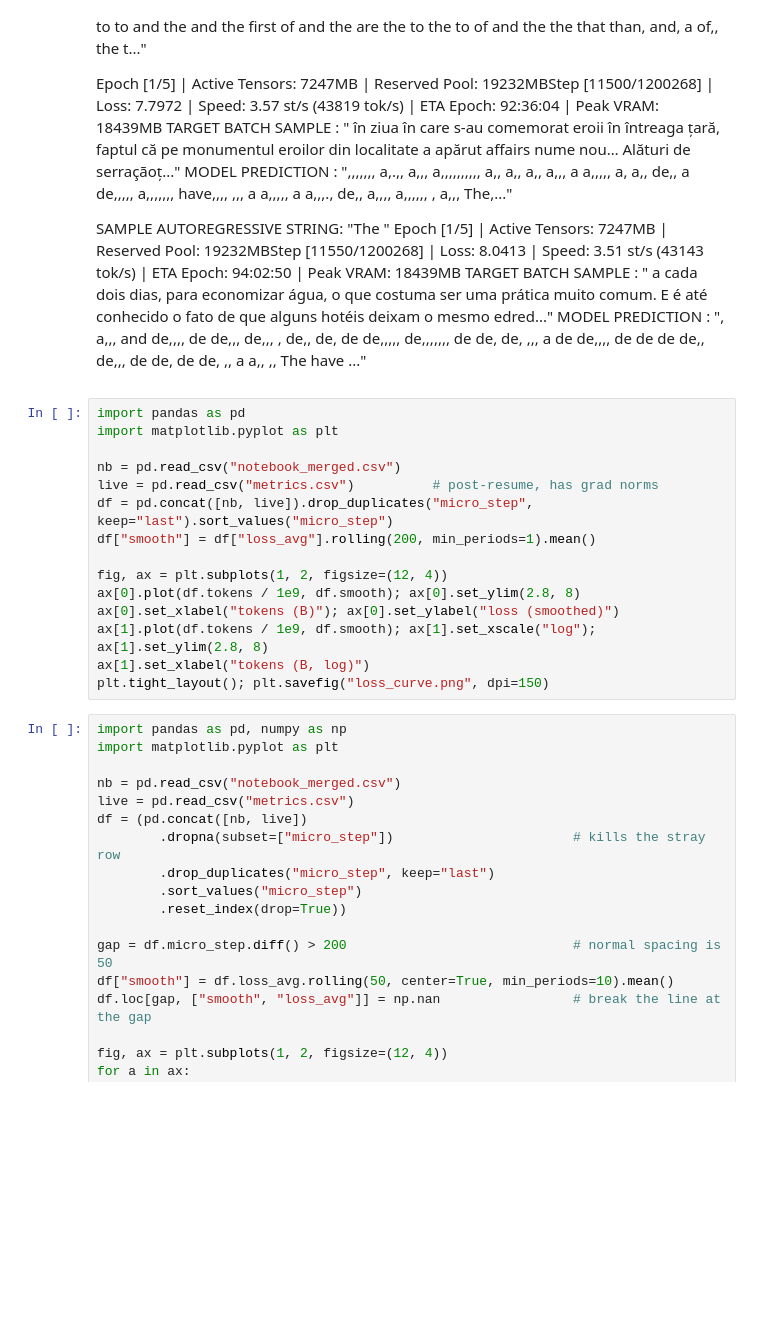
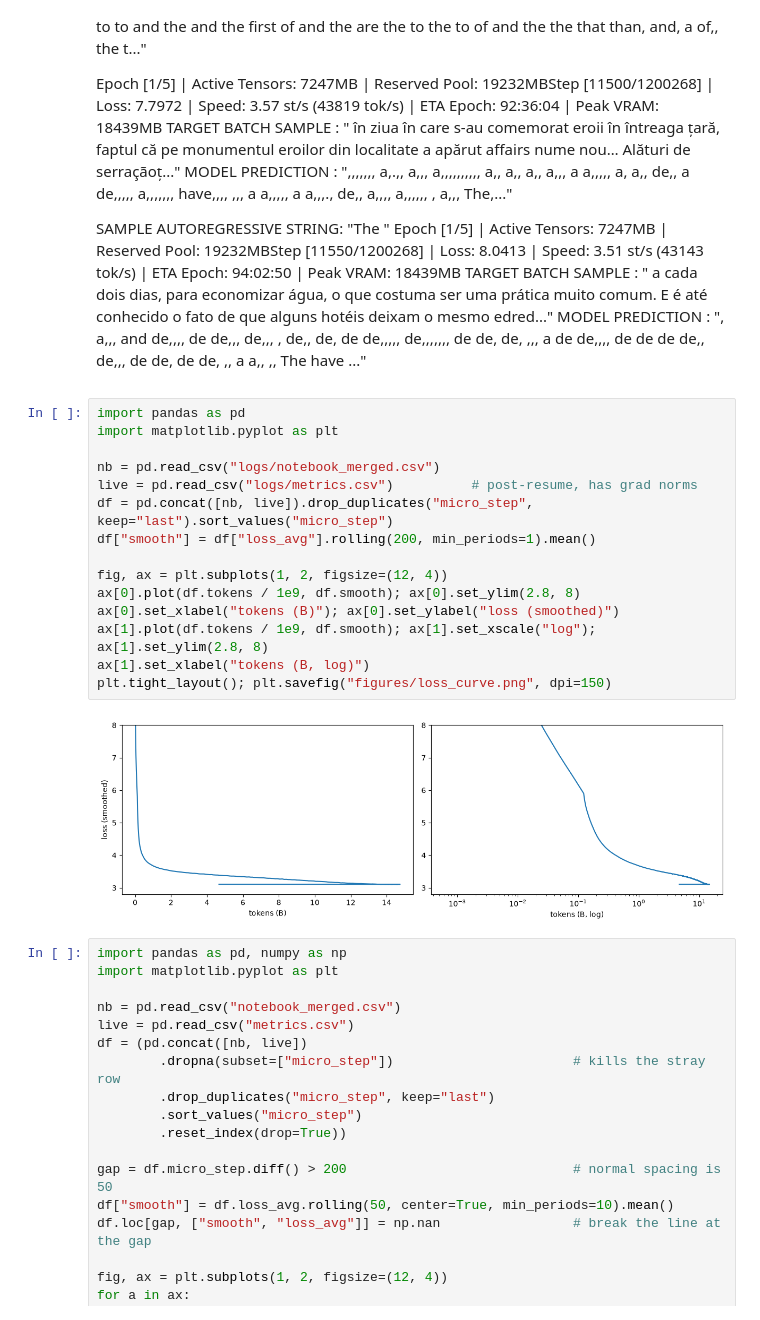
Before and after one commit to Cortina16/300M-GPT, a Jupyter notebook: analysis_llm.ipynb, the cells around one changed output. Cells and saved outputs as stored; diff of their text form; folded sections open; blank space fills up the shorter version.

```diff
--- a/analysis_llm.ipynb
+++ b/analysis_llm.ipynb
@@ -228,18 +218,20 @@ MODEL PREDICTION    :
 # %%
 import pandas as pd
 import matplotlib.pyplot as plt
 
-nb = pd.read_csv("notebook_merged.csv")
-live = pd.read_csv("metrics.csv")          # post-resume, has grad norms
+nb = pd.read_csv("logs/notebook_merged.csv")
+live = pd.read_csv("logs/metrics.csv")          # post-resume, has grad norms
 df = pd.concat([nb, live]).drop_duplicates("micro_step", keep="last").sort_values("micro_step")
 df["smooth"] = df["loss_avg"].rolling(200, min_periods=1).mean()
 
 fig, ax = plt.subplots(1, 2, figsize=(12, 4))
 ax[0].plot(df.tokens / 1e9, df.smooth); ax[0].set_ylim(2.8, 8)
 ax[0].set_xlabel("tokens (B)"); ax[0].set_ylabel("loss (smoothed)")
 ax[1].plot(df.tokens / 1e9, df.smooth); ax[1].set_xscale("log"); ax[1].set_ylim(2.8, 8)
 ax[1].set_xlabel("tokens (B, log)")
-plt.tight_layout(); plt.savefig("loss_curve.png", dpi=150)
+plt.tight_layout(); plt.savefig("figures/loss_curve.png", dpi=150)
+# %% [output]
+[figure, added]
 # %%
 import pandas as pd, numpy as np
 import matplotlib.pyplot as plt
```
Also changed, not shown: parts of 3 cells of this notebook, 9 other files.
